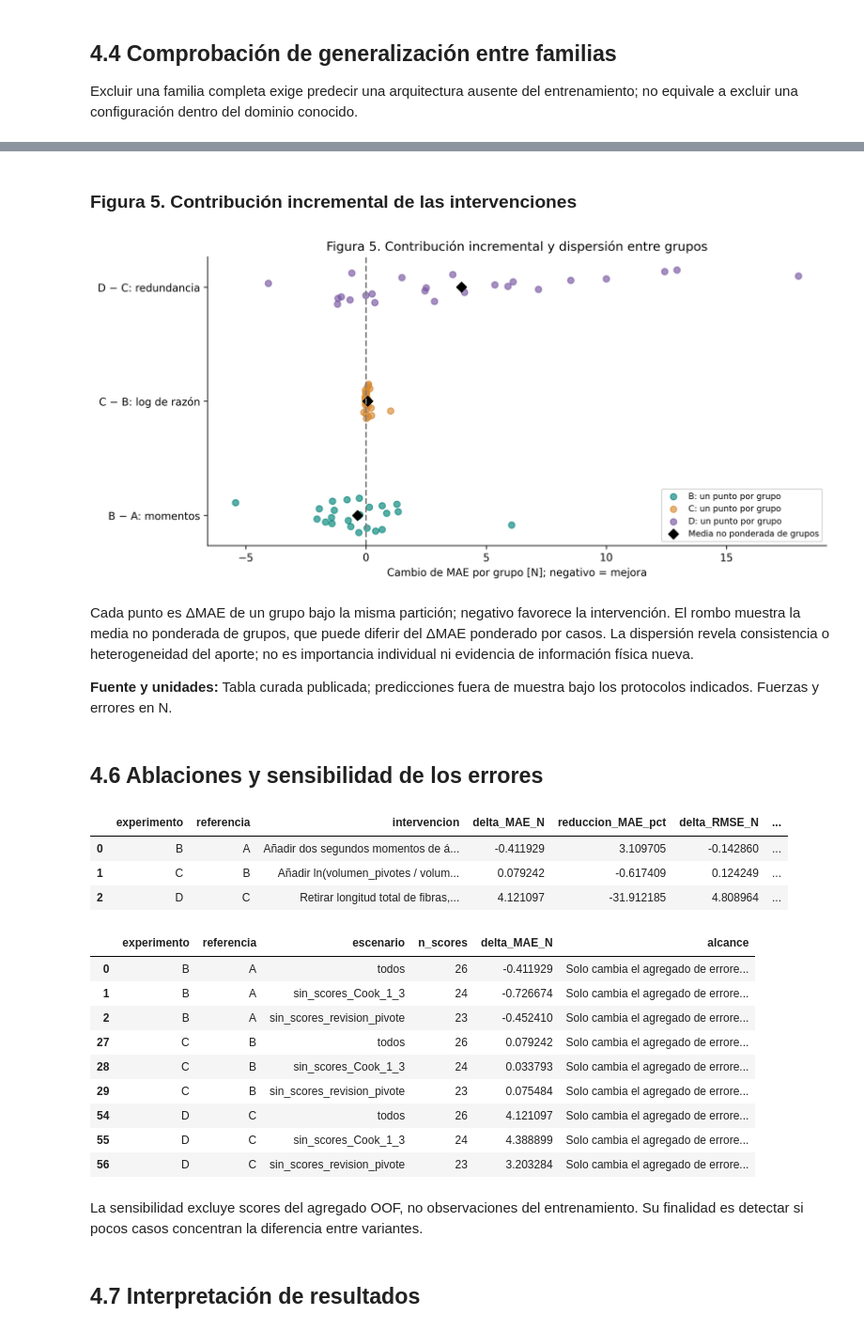
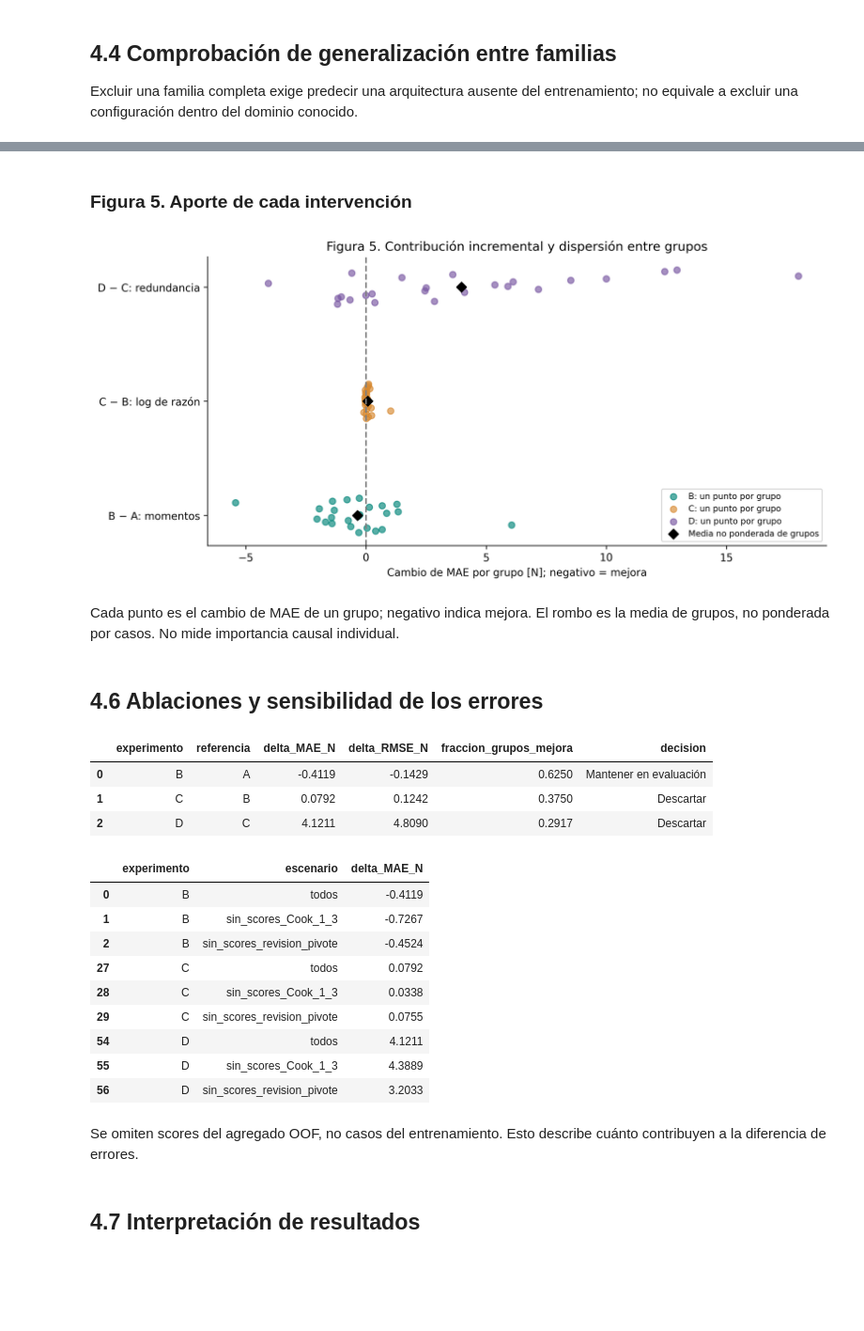
Before and after one commit to melissaaylasb-sudo/T02_MIA14_SeccionB, a Jupyter notebook: notebooks/04_Feature_Engineering_Pantograficas.ipynb, the cells around one changed output, grey strips where cells are left out. Shown at 94% size. Saved outputs shown, nothing was run; the diff lists cells and outputs as text; code cells hidden in the pictures; blank space fills up the shorter version.

```diff
--- a/notebooks/04_Feature_Engineering_Pantograficas.ipynb
+++ b/notebooks/04_Feature_Engineering_Pantograficas.ipynb
@@ -155,36 +125,34 @@ captions = json.loads((OUT/'leyendas.json').read_text(encoding='utf-8'))
 c = captions[4]
 display(Markdown('### '+c['title']))
 display(Image(filename=str(OUT/'figures'/(c['file']+'.png')), width=1000))
-display(Markdown(c['interpretation']+'\n\n**Fuente y unidades:** '+c['source']))
+display(Markdown(c['interpretation']))
 # %% [output]
-### Figura 5. Contribución incremental de las intervenciones
+### Figura 5. Aporte de cada intervención
 [figure]
-Cada punto es ΔMAE de un grupo bajo la misma partición; negativo favorece la intervención. El rombo muestra la media no ponderada de grupos, que puede diferir del ΔMAE ponderado por casos. La dispersión revela consistencia o heterogeneidad del aporte; no es importancia individual ni evidencia de información física nueva.
-
-**Fuente y unidades:** Tabla curada publicada; predicciones fuera de muestra bajo los protocolos indicados. Fuerzas y errores en N.
+Cada punto es el cambio de MAE de un grupo; negativo indica mejora. El rombo es la media de grupos, no ponderada por casos. No mide importancia causal individual.
 # %% [markdown]
 ## 4.6 Ablaciones y sensibilidad de los errores
 # %%
-display(table('decisiones'))
+display(table('decisiones')[['experimento','referencia','delta_MAE_N','delta_RMSE_N','fraccion_grupos_mejora','decision']].round(4))
 sensitivity=table('sensibilidad_scores')
-display(sensitivity.loc[~sensitivity.escenario.str.startswith('omitir_score_grupo_')])
-display(Markdown('La sensibilidad excluye scores del agregado OOF, no observaciones del entrenamiento. Su finalidad es detectar si pocos casos concentran la diferencia entre variantes.'))
+display(sensitivity.loc[~sensitivity.escenario.str.startswith('omitir_score_grupo_'), ['experimento','escenario','delta_MAE_N']].round(4))
+display(Markdown('Se omiten scores del agregado OOF, no casos del entrenamiento. Esto describe cuánto contribuyen a la diferencia de errores.'))
 # %% [output]
-|  | experimento | referencia | intervencion | delta_MAE_N | reduccion_MAE_pct | delta_RMSE_N | ... |
-| 0 | B | A | Añadir dos segundos momentos de á... | -0.411929 | 3.109705 | -0.142860 | ... |
-| 1 | C | B | Añadir ln(volumen_pivotes / volum... | 0.079242 | -0.617409 | 0.124249 | ... |
-| 2 | D | C | Retirar longitud total de fibras,... | 4.121097 | -31.912185 | 4.808964 | ... |
+|  | experimento | referencia | delta_MAE_N | delta_RMSE_N | fraccion_grupos_mejora | decision |
+| 0 | B | A | -0.4119 | -0.1429 | 0.6250 | Mantener en evaluación |
+| 1 | C | B | 0.0792 | 0.1242 | 0.3750 | Descartar |
+| 2 | D | C | 4.1211 | 4.8090 | 0.2917 | Descartar |
-|  | experimento | referencia | escenario | n_scores | delta_MAE_N | alcance |
-| 0 | B | A | todos | 26 | -0.411929 | Solo cambia el agregado de errore... |
-| 1 | B | A | sin_scores_Cook_1_3 | 24 | -0.726674 | Solo cambia el agregado de errore... |
-| 2 | B | A | sin_scores_revision_pivote | 23 | -0.452410 | Solo cambia el agregado de errore... |
-| 27 | C | B | todos | 26 | 0.079242 | Solo cambia el agregado de errore... |
-| 28 | C | B | sin_scores_Cook_1_3 | 24 | 0.033793 | Solo cambia el agregado de errore... |
-| 29 | C | B | sin_scores_revision_pivote | 23 | 0.075484 | Solo cambia el agregado de errore... |
-| 54 | D | C | todos | 26 | 4.121097 | Solo cambia el agregado de errore... |
-| 55 | D | C | sin_scores_Cook_1_3 | 24 | 4.388899 | Solo cambia el agregado de errore... |
-| 56 | D | C | sin_scores_revision_pivote | 23 | 3.203284 | Solo cambia el agregado de errore... |
+|  | experimento | escenario | delta_MAE_N |
+| 0 | B | todos | -0.4119 |
+| 1 | B | sin_scores_Cook_1_3 | -0.7267 |
+| 2 | B | sin_scores_revision_pivote | -0.4524 |
+| 27 | C | todos | 0.0792 |
+| 28 | C | sin_scores_Cook_1_3 | 0.0338 |
+| 29 | C | sin_scores_revision_pivote | 0.0755 |
+| 54 | D | todos | 4.1211 |
+| 55 | D | sin_scores_Cook_1_3 | 4.3889 |
+| 56 | D | sin_scores_revision_pivote | 3.2033 |
-La sensibilidad excluye scores del agregado OOF, no observaciones del entrenamiento. Su finalidad es detectar si pocos casos concentran la diferencia entre variantes.
+Se omiten scores del agregado OOF, no casos del entrenamiento. Esto describe cuánto contribuyen a la diferencia de errores.
 # %% [markdown]
 ## 4.7 Interpretación de resultados
 # %%
```
Also changed, not shown: parts of 11 cells of this notebook, 17 other files.
